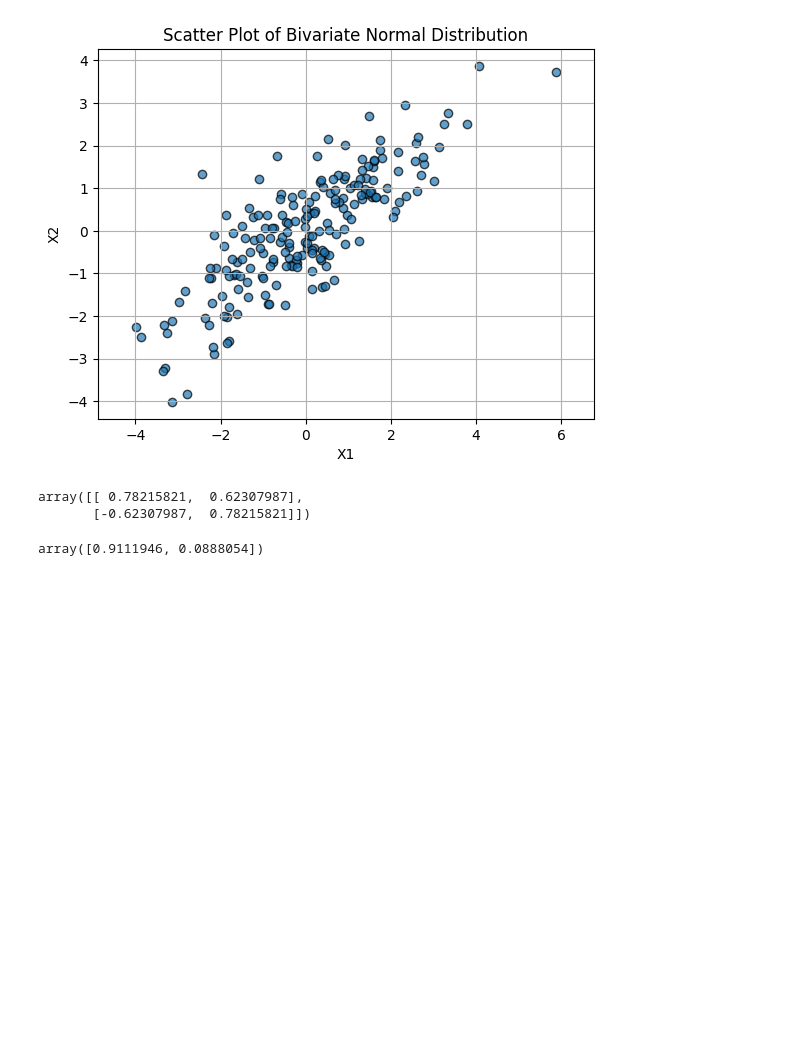
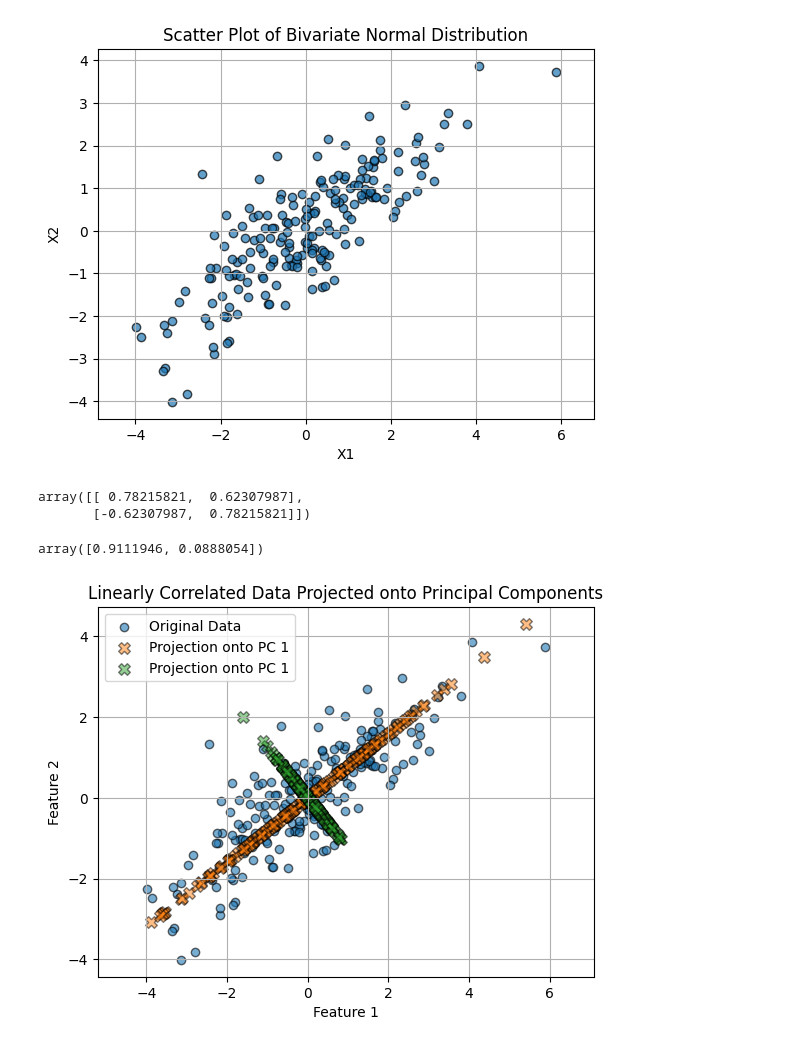
Before and after one commit to joneshshrestha/machine-learning-python, a Jupyter notebook: PCA/principle_component_analysis.ipynb, the cells around one changed output. Drawn from its saved outputs; the diff is of its cells as text; code cells hidden in the pictures; blank space fills up the shorter version.

```diff
--- a/PCA/principle_component_analysis.ipynb
+++ b/PCA/principle_component_analysis.ipynb
@@ -40,3 +40,30 @@ pca.explained_variance_ratio_
 # ~91% variance is captured by our first Principle component
 # %% [output]
 array([0.9111946, 0.0888054])
+# %%
+# Project the data onto its principle component axes
+# eventhough it says dot, it's actually matrix multiplication since the dimention of the two matrices are not 1D
+projection_pc1 = np.dot(X, components[0])
+projection_pc2 = np.dot(X, components[1])
+# %%
+x_pc1 = projection_pc1 * components[0][0]
+x_pc2 = projection_pc1 * components[0][1]
+x_pc3 = projection_pc2 * components[1][0]
+x_pc4 = projection_pc2 * components[1][1]
+# %%
+# Plot the results
+plt.figure()
+plt.scatter(X[:,0], X[:, 1], label='Original Data', ec='k', alpha=0.6)
+
+# Plot projections along PC1 and PC2
+plt.scatter(x_pc1, x_pc2, ec='k', marker='X', s=70, alpha=0.5, label = 'Projection onto PC 1')
+plt.scatter(x_pc3, x_pc4, ec='k', marker='X', s=70, alpha=0.5, label = 'Projection onto PC 1')
+plt.title('Linearly Correlated Data Projected onto Principal Components', )
+plt.xlabel('Feature 1')
+plt.ylabel('Feature 2')
+plt.legend()
+plt.grid(True)
+plt.axis('equal')
+plt.show()
+# %% [output]
+[figure, added]
```
